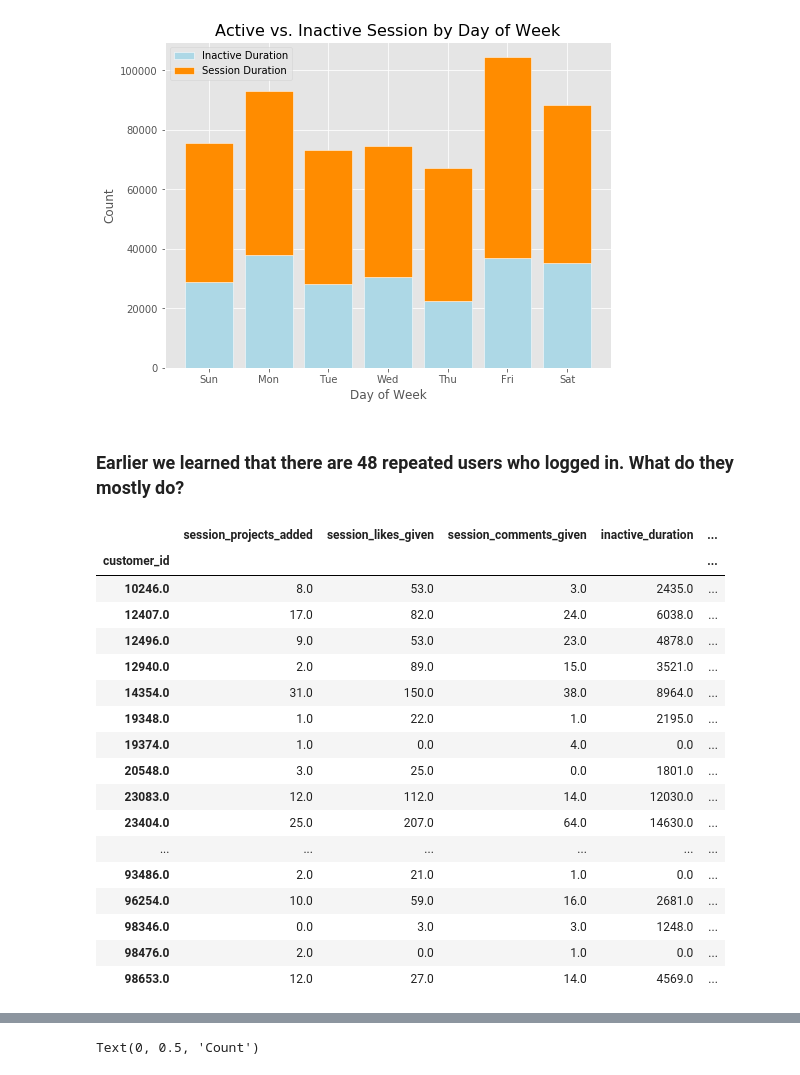
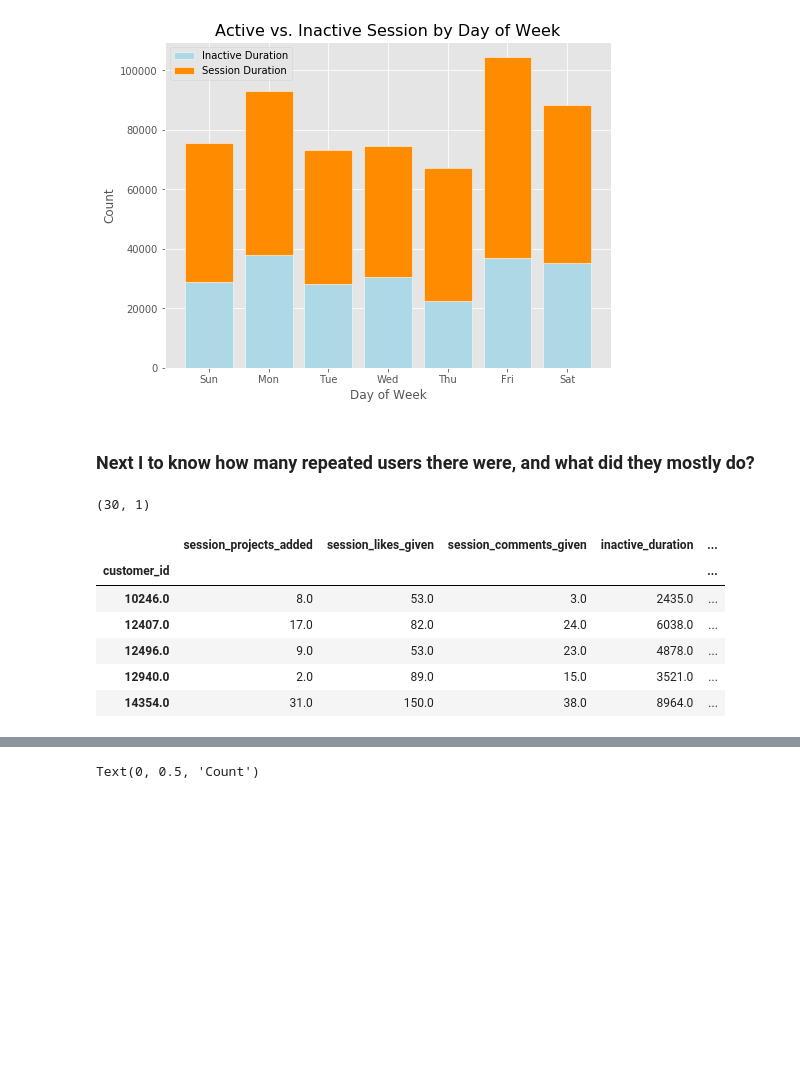
Before and after one commit to helen-tong/user_engagement_analysis, a Jupyter notebook: assessment.ipynb, the cells around one changed output, grey strips where cells are left out. Drawn from its saved outputs; the diff is of its cells as text; code cells hidden in the pictures; blank space fills up the shorter version.

```diff
--- a/assessment.ipynb
+++ b/assessment.ipynb
@@ -6,7 +6,7 @@ import matplotlib.pyplot as plt
 plt.style.use('ggplot')
 %matplotlib inline
 # %%
-df = pd.read_csv('showwcase_sessions.csv')
+df = pd.read_csv('data/showwcase_sessions.csv')
 # %%
 df.head()
 # %% [output]
@@ -210,28 +198,24 @@ plt.legend()
 # %% [output]
 <matplotlib.legend.Legend at 0x...>
 [figure]
-# %% [markdown]
-### Earlier we learned that there are 48 repeated users who logged in. What do they mostly do?
+# %% [markdown]
+### Next I to know how many repeated users there were, and what did they mostly do?
+# %%
+# find repeat users using groupby and filter out count > 1
+repeat = df[['customer_id','session_id']].groupby('customer_id').count()
+repeat = repeat[repeat['session_id']>1]
+repeat.shape
+# %% [output]
+(30, 1)
 # %%
 group = df[['customer_id','session_projects_added', 'session_likes_given', 'session_comments_given',
             'inactive_duration', 'bugs_in_session', 'session_duration']].groupby('customer_id').sum()
-group
+group.head()
 # %% [output]
 |  | session_projects_added | session_likes_given | session_comments_given | inactive_duration | ... |
 | customer_id |  |  |  |  | ... |
 | 10246.0 | 8.0 | 53.0 | 3.0 | 2435.0 | ... |
 | 12407.0 | 17.0 | 82.0 | 24.0 | 6038.0 | ... |
 | 12496.0 | 9.0 | 53.0 | 23.0 | 4878.0 | ... |
 | 12940.0 | 2.0 | 89.0 | 15.0 | 3521.0 | ... |
 | 14354.0 | 31.0 | 150.0 | 38.0 | 8964.0 | ... |
-| 19348.0 | 1.0 | 22.0 | 1.0 | 2195.0 | ... |
-| 19374.0 | 1.0 | 0.0 | 4.0 | 0.0 | ... |
-| 20548.0 | 3.0 | 25.0 | 0.0 | 1801.0 | ... |
-| 23083.0 | 12.0 | 112.0 | 14.0 | 12030.0 | ... |
-| 23404.0 | 25.0 | 207.0 | 64.0 | 14630.0 | ... |
-| ... | ... | ... | ... | ... | ... |
-| 93486.0 | 2.0 | 21.0 | 1.0 | 0.0 | ... |
-| 96254.0 | 10.0 | 59.0 | 16.0 | 2681.0 | ... |
-| 98346.0 | 0.0 | 3.0 | 3.0 | 1248.0 | ... |
-| 98476.0 | 2.0 | 0.0 | 1.0 | 0.0 | ... |
-| 98653.0 | 12.0 | 27.0 | 14.0 | 4569.0 | ... |
```
Also changed, not shown: parts of 13 cells of this notebook.
